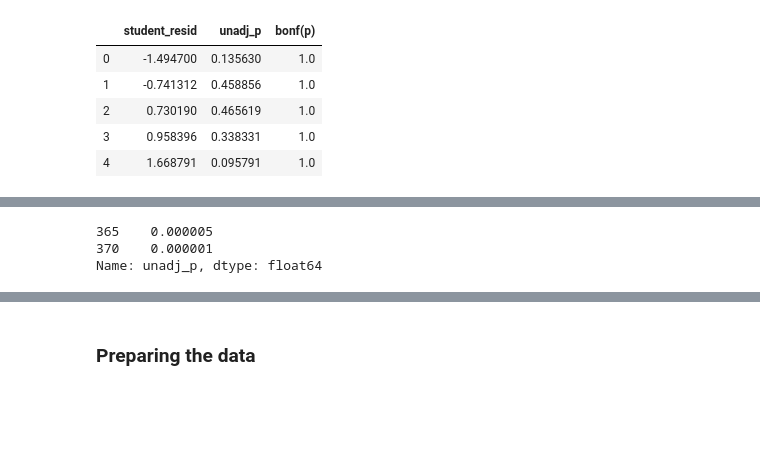
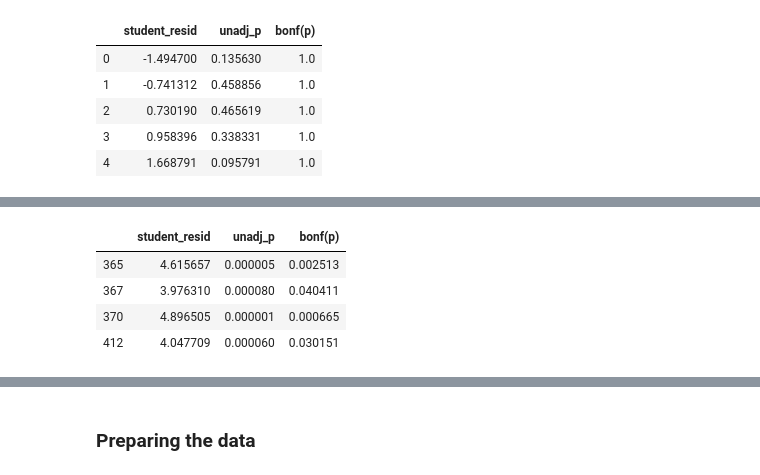
Before and after one commit to zoecahill1/machine-project, a Jupyter notebook: boston-dataset.ipynb, the cells around one changed output, grey strips where cells are left out. Cells and saved outputs as stored; diff of their text form; code cells hidden in the pictures; blank space fills up the shorter version.

```diff
--- a/boston-dataset.ipynb
+++ b/boston-dataset.ipynb
@@ -974,9 +973,11 @@ Warnings:
 strong multicollinearity or other numerical problems.
 # %%
 test = results.outlier_test()
-test.unadj_p[test['unadj_p']<0.00005]
+test[test['bonf(p)']<0.05]
 # %% [output]
-365    0.000005
-370    0.000001
-Name: unadj_p, dtype: float64
+|  | student_resid | unadj_p | bonf(p) |
+| 365 | 4.615657 | 0.000005 | 0.002513 |
+| 367 | 3.976310 | 0.000080 | 0.040411 |
+| 370 | 4.896505 | 0.000001 | 0.000665 |
+| 412 | 4.047709 | 0.000060 | 0.030151 |
 # %%
```
Also changed, not shown: parts of 24 cells of this notebook.
